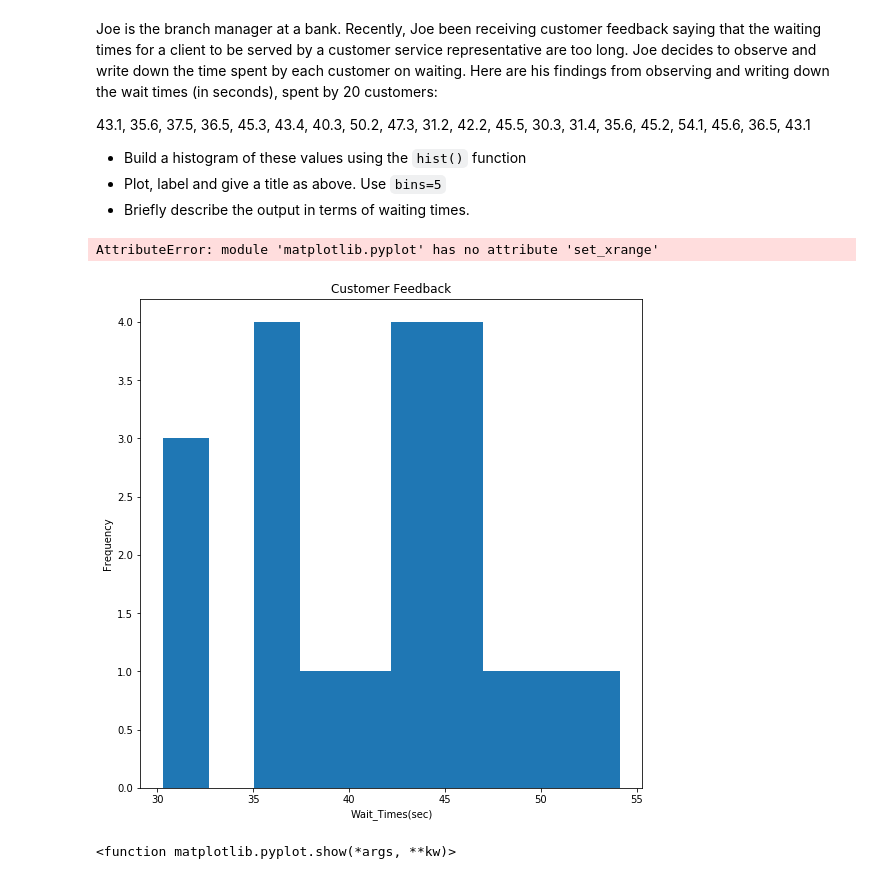
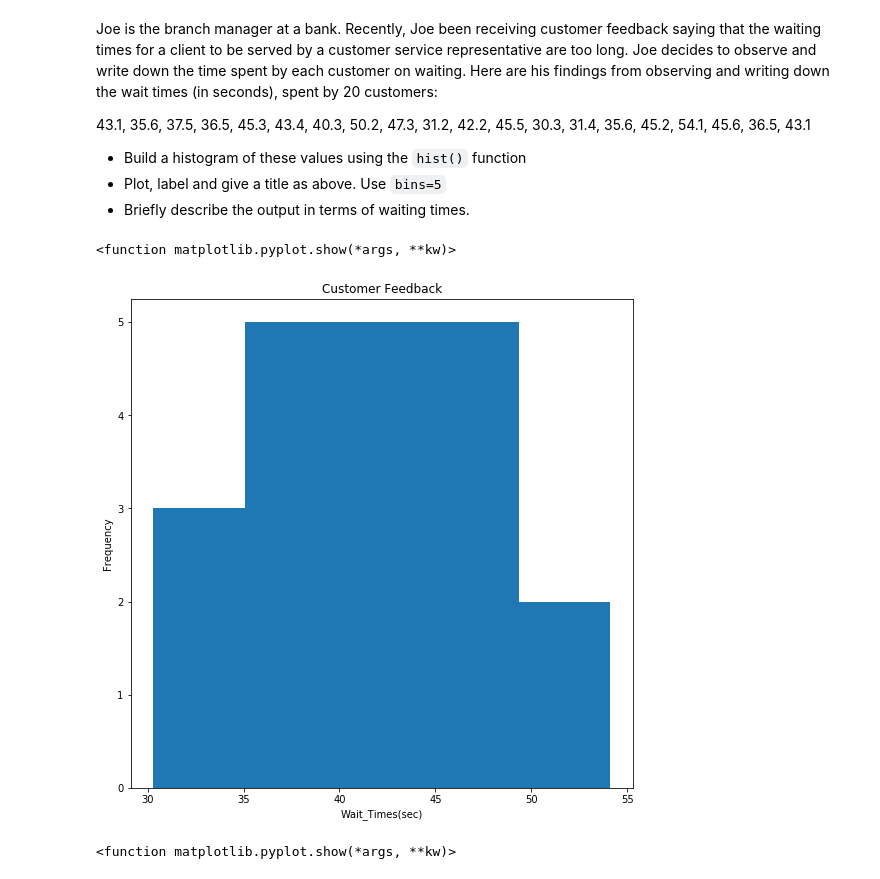
Before and after one commit to Patrickbfuller/dsc-0-01-22-visualizing-data-lab-seattle-ds-career-040119, a Jupyter notebook: index.ipynb, the cells around one changed output. Drawn from its saved outputs; the diff is of its cells as text; code cells hidden in the pictures.

```diff
--- a/index.ipynb
+++ b/index.ipynb
@@ -127,20 +127,19 @@ Joe is the branch manager at a bank. Recently, Joe been receiving customer feedb
 # %%
 wait_times = [43.1, 35.6, 37.5, 36.5, 45.3, 43.4, 40.3, 50.2, 47.3, 31.2,
               42.2, 45.5, 30.3, 31.4, 35.6, 45.2, 54.1, 45.6, 36.5, 43.1]
 plt.figure(figsize = (9, 9))
 
-plt.hist(wait_times, bins = 10)
+plt.hist(wait_times, bins = 5)
 
 plt.title('Customer Feedback')
 
 plt.xlabel('Wait_Times(sec)')
 plt.ylabel('Frequency')
 
-
 plt.show
 # %% [output]
-AttributeError: module 'matplotlib.pyplot' has no attribute 'set_xrange'
+<function matplotlib.pyplot.show(*args, **kw)>
-[figure, old version]
+[figure, new version]
 # %%
 x = [43.1, 35.6, 37.5, 36.5, 45.3, 43.4, 40.3, 50.2, 47.3, 31.2, 42.2, 45.5, 30.3, 31.4, 35.6, 45.2, 54.1, 45.6, 36.5, 43.1]
 
```
